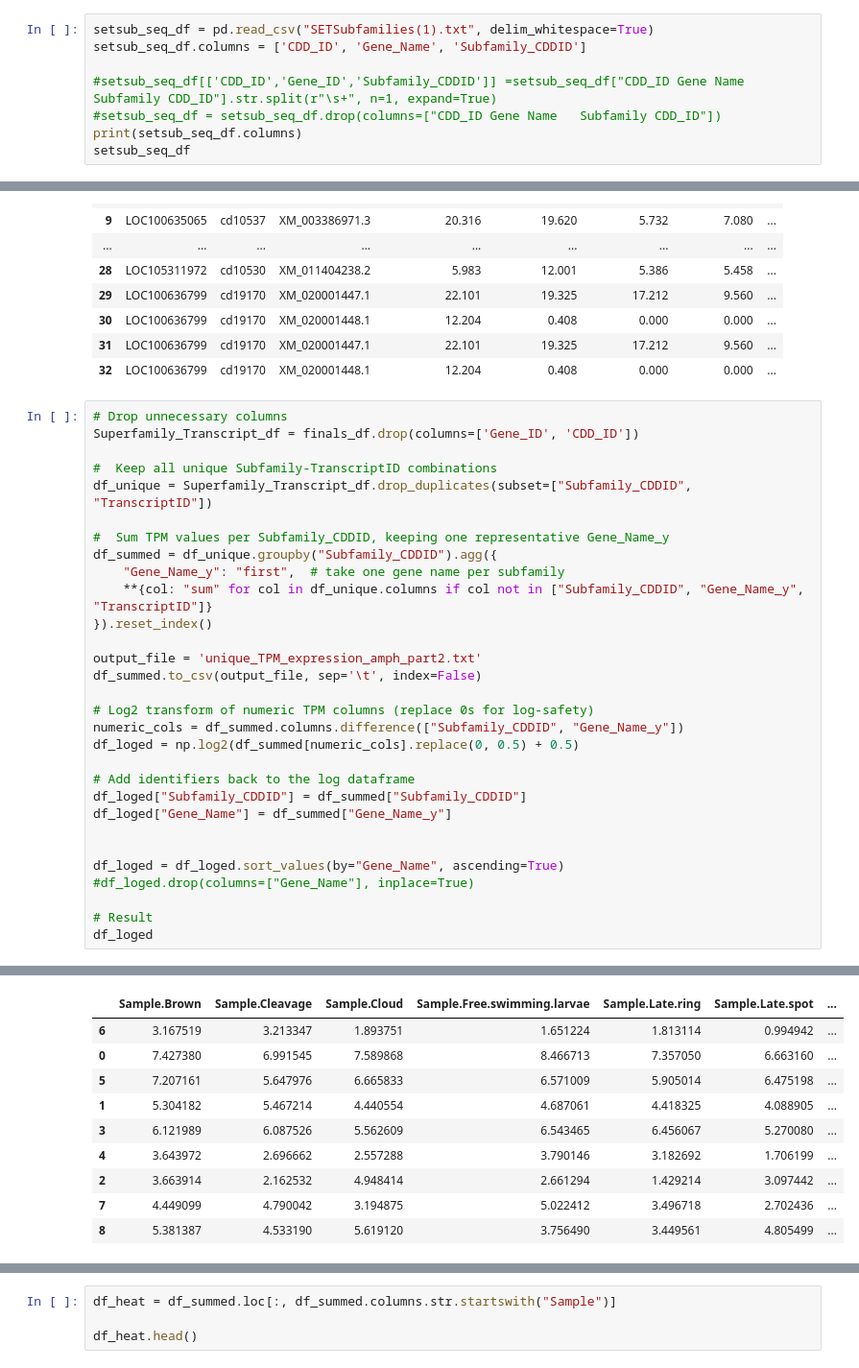
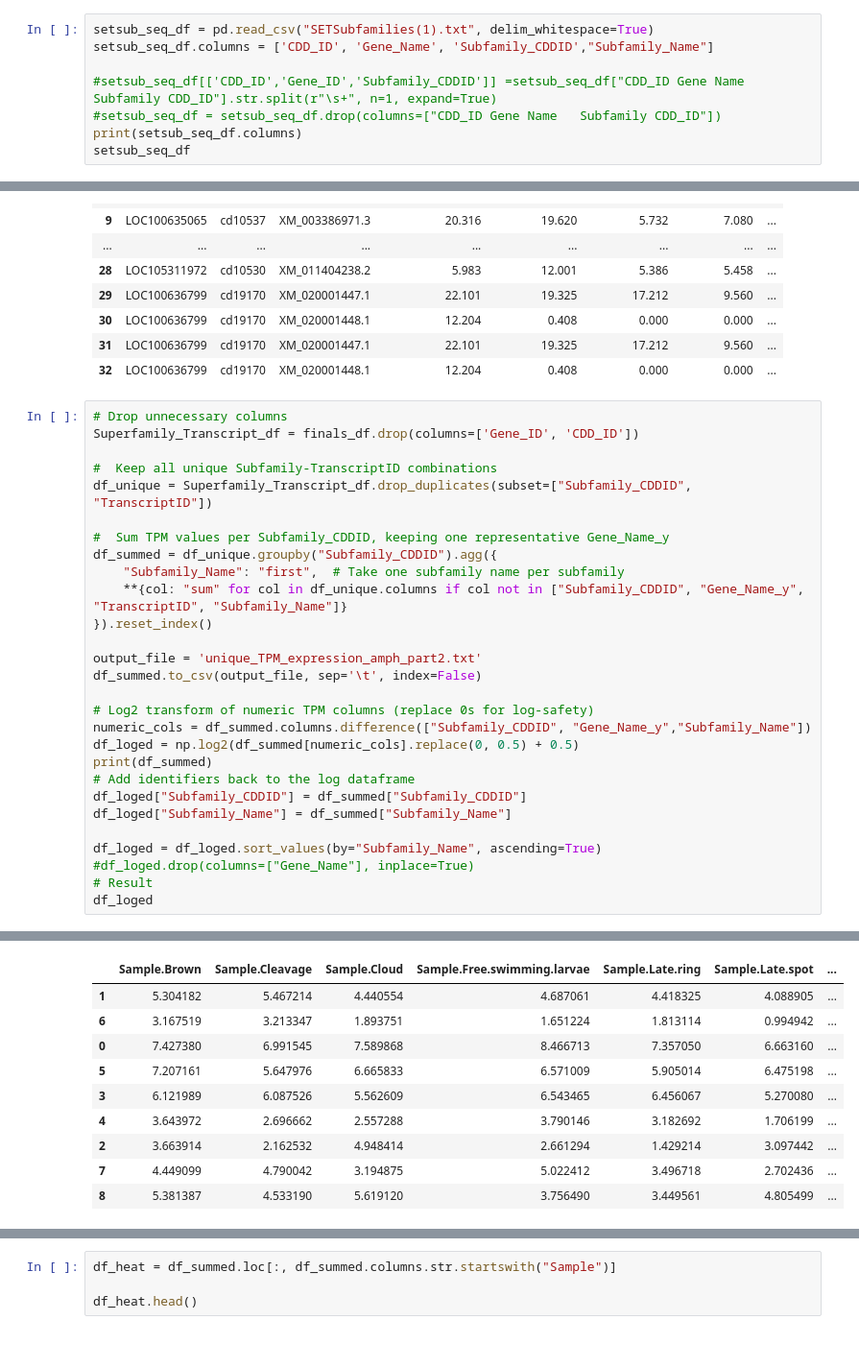
Before and after one commit to EmSalisbury14/Comp-Bio-Project-2, a Jupyter notebook: Code-Part2.ipynb, the cells around one changed output, grey strips where cells are left out. Shown: that part at 96% size. Saved outputs shown, nothing was run; the diff lists cells and outputs as text.

```diff
--- a/Code-Part2.ipynb
+++ b/Code-Part2.ipynb
@@ -43,7 +43,7 @@ RNA_seq_df = pd.read_csv("amphimedon_rnaseq.txt", sep='\t')
 #RNA_seq_df.head(1)
 # %%
 setsub_seq_df = pd.read_csv("SETSubfamilies(1).txt", delim_whitespace=True)
-setsub_seq_df.columns = ['CDD_ID', 'Gene_Name', 'Subfamily_CDDID']
+setsub_seq_df.columns = ['CDD_ID', 'Gene_Name', 'Subfamily_CDDID',"Subfamily_Name"]
 
 #setsub_seq_df[['CDD_ID','Gene_ID','Subfamily_CDDID']] =setsub_seq_df["CDD_ID Gene Name Subfamily CDD_ID"].str.split(r"\s+", n=1, expand=True)
 #setsub_seq_df = setsub_seq_df.drop(columns=["CDD_ID Gene Name   Subfamily CDD_ID"])
@@ -127,25 +142,23 @@ df_unique = Superfamily_Transcript_df.drop_duplicates(subset=["Subfamily_CDDID",
 
 #  Sum TPM values per Subfamily_CDDID, keeping one representative Gene_Name_y
 df_summed = df_unique.groupby("Subfamily_CDDID").agg({
-    "Gene_Name_y": "first",  # take one gene name per subfamily
-    **{col: "sum" for col in df_unique.columns if col not in ["Subfamily_CDDID", "Gene_Name_y", "TranscriptID"]}
+    "Subfamily_Name": "first",  # Take one subfamily name per subfamily
+    **{col: "sum" for col in df_unique.columns if col not in ["Subfamily_CDDID", "Gene_Name_y", "TranscriptID", "Subfamily_Name"]}
 }).reset_index()
 
 output_file = 'unique_TPM_expression_amph_part2.txt'
 df_summed.to_csv(output_file, sep='\t', index=False)
 
 # Log2 transform of numeric TPM columns (replace 0s for log-safety)
-numeric_cols = df_summed.columns.difference(["Subfamily_CDDID", "Gene_Name_y"])
+numeric_cols = df_summed.columns.difference(["Subfamily_CDDID", "Gene_Name_y","Subfamily_Name"])
 df_loged = np.log2(df_summed[numeric_cols].replace(0, 0.5) + 0.5)
-
+print(df_summed)
 # Add identifiers back to the log dataframe
 df_loged["Subfamily_CDDID"] = df_summed["Subfamily_CDDID"]
-df_loged["Gene_Name"] = df_summed["Gene_Name_y"]
+df_loged["Subfamily_Name"] = df_summed["Subfamily_Name"]
 
-
-df_loged = df_loged.sort_values(by="Gene_Name", ascending=True)
+df_loged = df_loged.sort_values(by="Subfamily_Name", ascending=True)
 #df_loged.drop(columns=["Gene_Name"], inplace=True)
-
 # Result
 df_loged
 # %% [output]
@@ -152,8 +182,8 @@ df_loged
 |  | Sample.Brown | Sample.Cleavage | Sample.Cloud | Sample.Free.swimming.larvae | Sample.Late.ring | Sample.Late.spot | ... |
+| 1 | 5.304182 | 5.467214 | 4.440554 | 4.687061 | 4.418325 | 4.088905 | ... |
 | 6 | 3.167519 | 3.213347 | 1.893751 | 1.651224 | 1.813114 | 0.994942 | ... |
 | 0 | 7.427380 | 6.991545 | 7.589868 | 8.466713 | 7.357050 | 6.663160 | ... |
 | 5 | 7.207161 | 5.647976 | 6.665833 | 6.571009 | 5.905014 | 6.475198 | ... |
-| 1 | 5.304182 | 5.467214 | 4.440554 | 4.687061 | 4.418325 | 4.088905 | ... |
 | 3 | 6.121989 | 6.087526 | 5.562609 | 6.543465 | 6.456067 | 5.270080 | ... |
 | 4 | 3.643972 | 2.696662 | 2.557288 | 3.790146 | 3.182692 | 1.706199 | ... |
 | 2 | 3.663914 | 2.162532 | 4.948414 | 2.661294 | 1.429214 | 3.097442 | ... |
```
Also changed, not shown: parts of 10 cells of this notebook, 20 other files.
